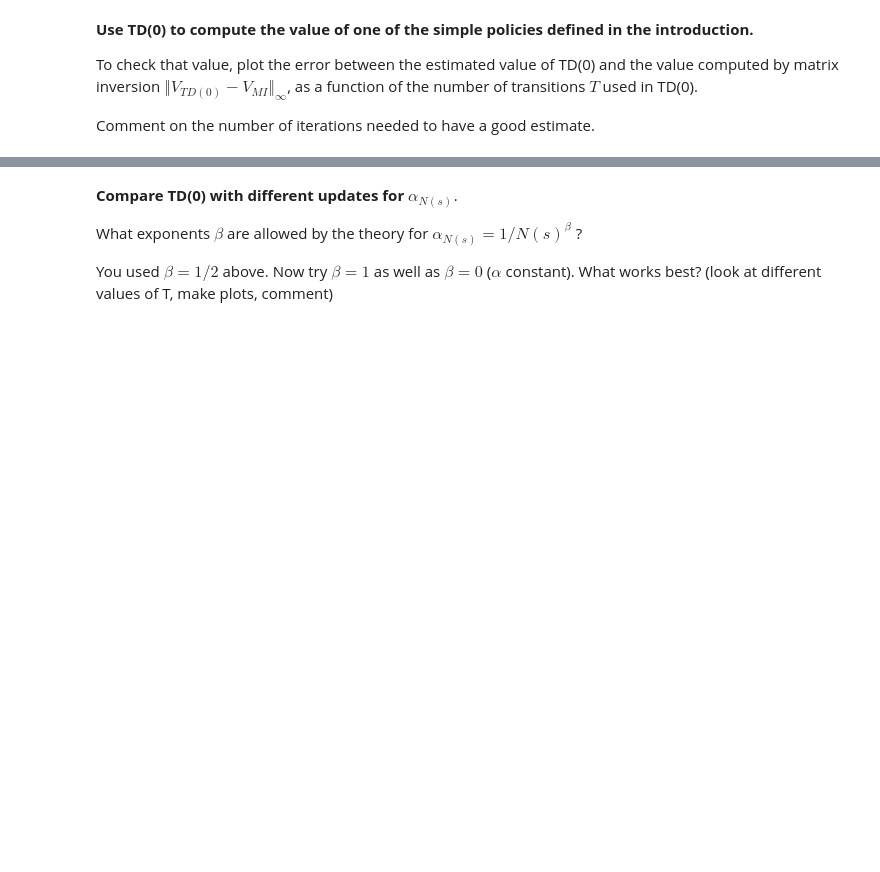
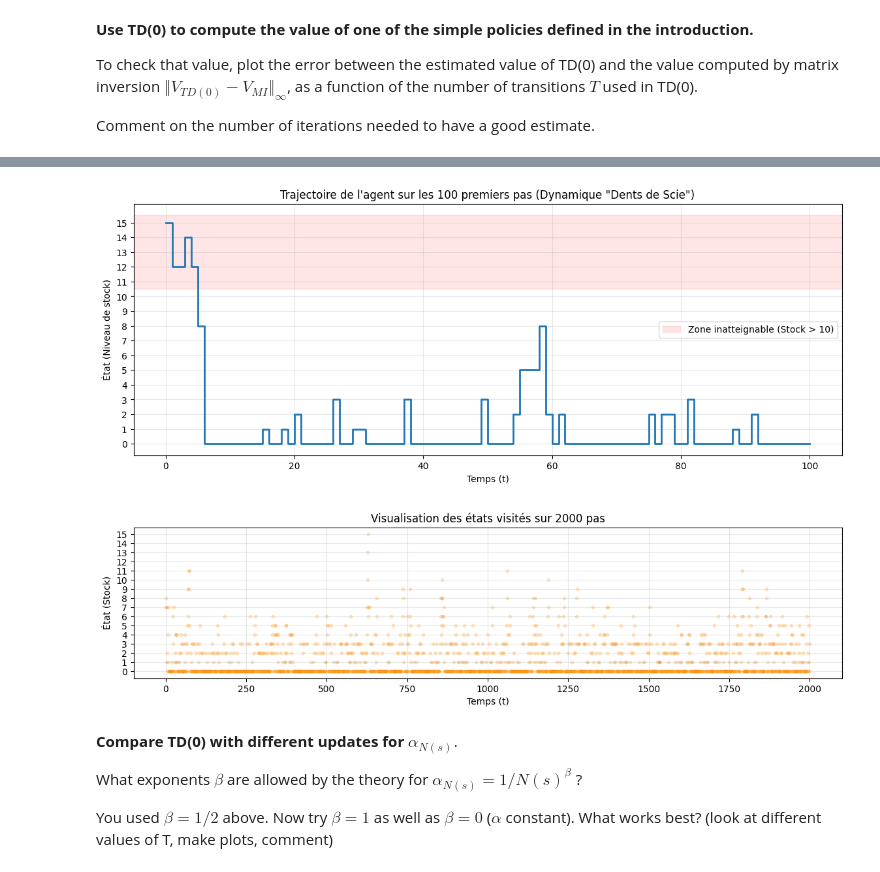
Before and after one commit to milanolivia/apprentissage_seq, a Jupyter notebook: TD0_QLearning.ipynb, the cells around one changed output, grey strips where cells are left out. Saved outputs shown, nothing was run; the diff lists cells and outputs as text; code cells hidden in the pictures; blank space fills up the shorter version.

```diff
--- a/TD0_QLearning.ipynb
+++ b/TD0_QLearning.ipynb
@@ -312,3 +465,78 @@ Comment on the number of iterations needed to have a good estimate.
+# %%
+import matplotlib.pyplot as plt
+import numpy as np
+
+def get_trajectory(policy, T_steps, env):
+    """
+    Simule l'agent et enregistre simplement la suite des états visités.
+    """
+    trajectory = []
+
+
+    n_states = env.observation_space.n
+    init_val = np.random.randint(n_states)
+    env.reset(InitialStock=init_val)
+    s = init_val
+
+    trajectory.append(s)
+
+    for t in range(T_steps):
+        # Choix action
+        if callable(policy):
+            action = policy(s)
+        else:
+            action = np.random.choice(env.action_space.n, p=policy[s])
+
+        # Step
+        s_prime, reward, done, truncated, _ = env.step(action)
+
+        # Gestion fin épisode
+        if done or truncated:
+            init_val = np.random.randint(n_states)
+            env.reset(InitialStock=init_val)
+            s = init_val
+        else:
+            s = s_prime
+
+        trajectory.append(s)
+
+    return np.array(trajectory)
+
+# Paramètres
+#  courte séquence pour comprendre la dynamique
+T_short = 100
+traj_short = get_trajectory(PiConstant, T_short, env)
+
+#  séquence plus longue pour voir la "zone de confort"
+T_long = 2000
+traj_long = get_trajectory(PiConstant, T_long, env)
+
+# Plot 1 : Le Zoom (La dynamique du stock)
+plt.figure(figsize=(14, 5))
+plt.step(range(len(traj_short)), traj_short, where='post', color='#1f77b4', linewidth=2)
+plt.title(f'Trajectoire de l\'agent sur les {T_short} premiers pas (Dynamique "Dents de Scie")')
+plt.xlabel('Temps (t)')
+plt.ylabel('État (Niveau de stock)')
+plt.grid(True, alpha=0.3)
+plt.yticks(range(env.observation_space.n)) # Affiche tous les entiers en Y
+
+# Zone interdite (au dessus de 10)
+plt.axhspan(10.5, 15.5, color='red', alpha=0.1, label='Zone inatteignable (Stock > 10)')
+plt.legend()
+plt.show()
+
+# Plot 2 : La Densité
+plt.figure(figsize=(14, 3))
+plt.scatter(range(len(traj_long)), traj_long, alpha=0.2, s=10, color='darkorange')
+plt.title(f'Visualisation des états visités sur {T_long} pas')
+plt.xlabel('Temps (t)')
+plt.ylabel('État (Stock)')
+plt.yticks(range(0, 16))
+plt.grid(True, alpha=0.3)
+plt.show()
+# %% [output]
+[figure, added]
+[figure, added]
 # %% [markdown]
 **Compare TD(0) with different updates for $\alpha_{N(s)}$**.
 
```
Also changed, not shown: parts of 6 cells of this notebook.
